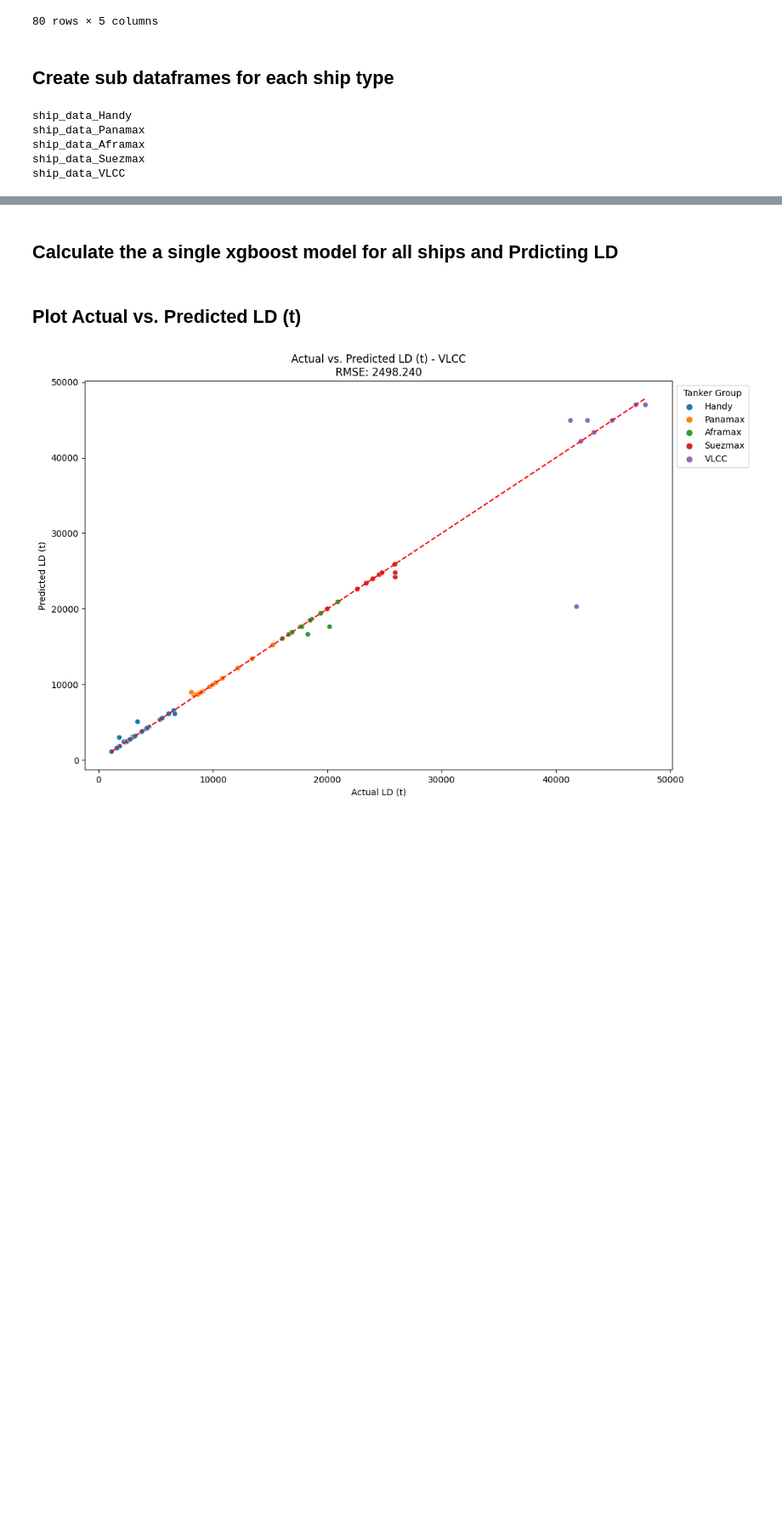
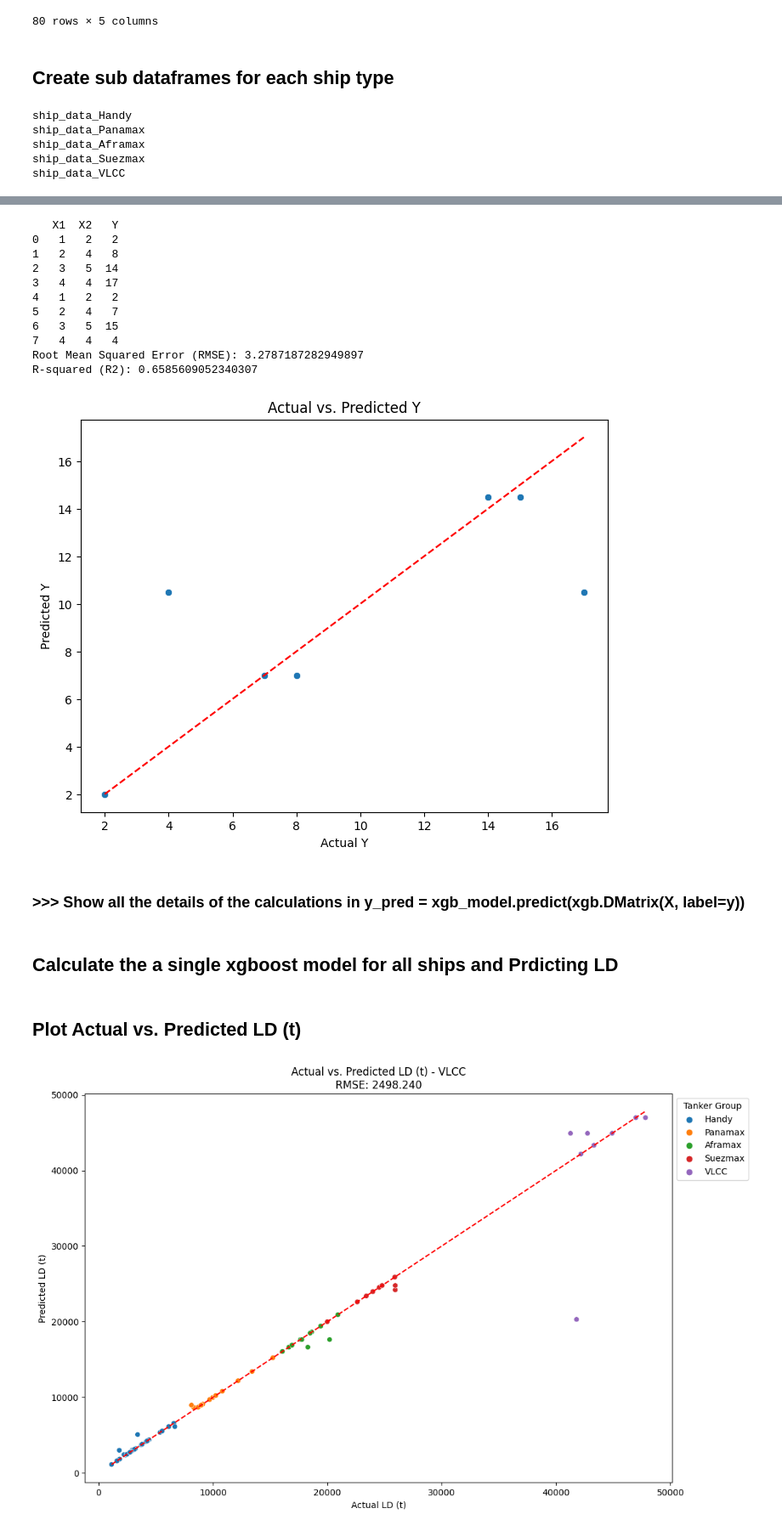
Before and after one commit to paulo-marquesmorgado/EConcepts, a Jupyter notebook: LD_using_xgboost.ipynb, the cells around one changed output, grey strips where cells are left out. Shown: that part at 85% size. Drawn from its saved outputs; the diff is of its cells as text; code cells hidden in the pictures; blank space fills up the shorter version.

```diff
--- a/LD_using_xgboost.ipynb
+++ b/LD_using_xgboost.ipynb
@@ -73,0 +122,65 @@ ship_data_VLCC
+# %%
+# Import necessary libraries
+import pandas as pd
+import xgboost as xgb
+from sklearn.model_selection import train_test_split
+from sklearn.metrics import mean_squared_error
+from sklearn.metrics import r2_score
+import matplotlib.pyplot as plt
+import seaborn as sns
+
+# Create the dataset
+data = {'X1': [1, 2, 3, 4, 1, 2, 3, 4], 'X2': [2, 4, 5, 4, 2, 4, 5, 4], 'Y': [2, 8, 14, 17, 2, 7, 15, 4]}
+df = pd.DataFrame(data)
+print(df)
+# Split the data into features (X) and target variable (y)
+X = df[['X1', 'X2']]
+y = df['Y']
+
+# Split the dataset into training and testing sets
+X_train, X_test, y_train, y_test = train_test_split(X, y, test_size=0.1, random_state=42)
+
+# Train an XGBoost model
+params = {'objective': 'reg:squarederror', 'eval_metric': 'rmse'}
+dtrain = xgb.DMatrix(X_train, label=y_train)
+dtest = xgb.DMatrix(X_test, label=y_test)
+
+# Train the model
+xgb_model = xgb.train(params, dtrain, num_boost_round=100)
+
+# Make predictions on the test set
+# y_pred = xgb_model.predict(xgb.DMatrix(X, label=y))
+y_pred = xgb_model.predict(xgb.DMatrix(X, label=y))
+
+# Evaluate the model
+# rmse = mean_squared_error(y_test, y_pred, squared=False)
+# r2 = r2_score(y_test, y_pred)
+rmse = mean_squared_error(y, y_pred, squared=False)
+r2 = r2_score(y, y_pred)
+
+# Display evaluation metrics
+print(f"Root Mean Squared Error (RMSE): {rmse}")
+print(f"R-squared (R2): {r2}")
+
+# Visualize the predictions
+plt.figure(figsize=(8, 6))
+sns.scatterplot(x=y, y=y_pred)
+# plt.plot([y_test.min(), y_test.max()], [y_test.min(), y_test.max()], color='red', linestyle='--')
+plt.plot([y.min(), y.max()], [y.min(), y.max()], color='red', linestyle='--')
+plt.title('Actual vs. Predicted Y')
+plt.xlabel('Actual Y')
+plt.ylabel('Predicted Y')
+plt.show()
+# %% [output]
+   X1  X2   Y
+0   1   2   2
+1   2   4   8
+2   3   5  14
+3   4   4  17
+4   1   2   2
+5   2   4   7
+6   3   5  15
+7   4   4   4
+Root Mean Squared Error (RMSE): 3.2787187282949897
+R-squared (R2): 0.6585609052340307
+[figure, added]
@@ -74,3 +189,5 @@ ship_data_VLCC
+# %% [markdown]
+### >>> Show all the details of the calculations in y_pred = xgb_model.predict(xgb.DMatrix(X, label=y))
 # %% [markdown]
 ## Calculate the a single xgboost model for all ships and Prdicting LD
 # %%
```
Also changed, not shown: parts of 3 cells of this notebook.
